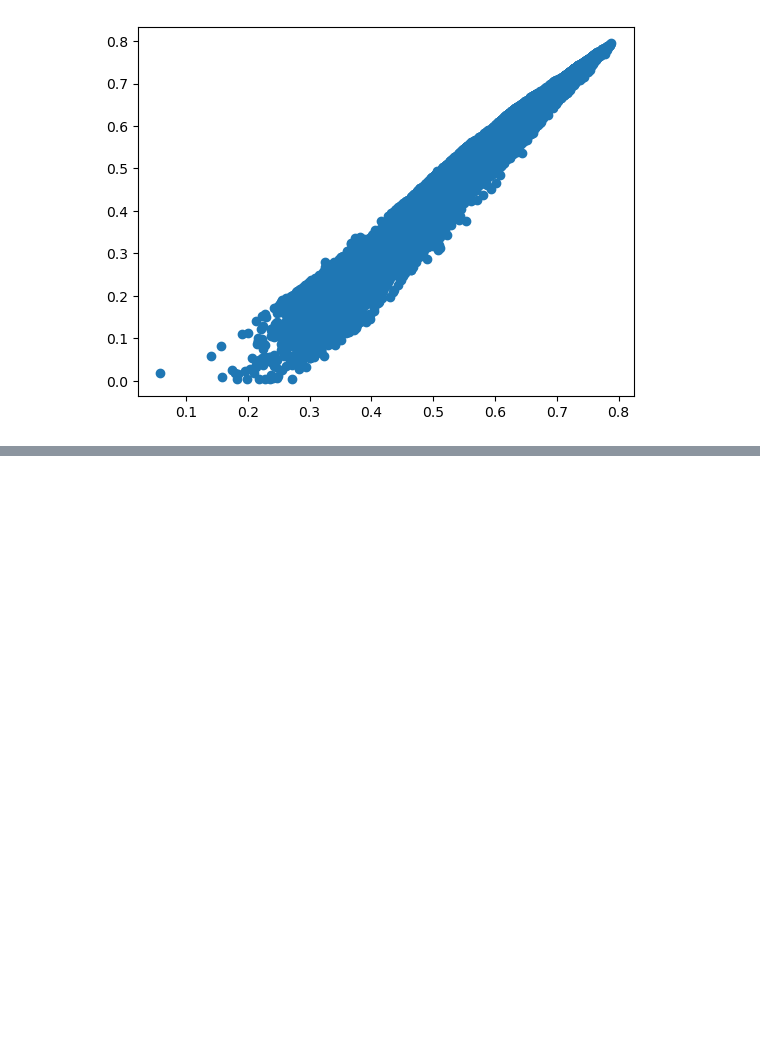
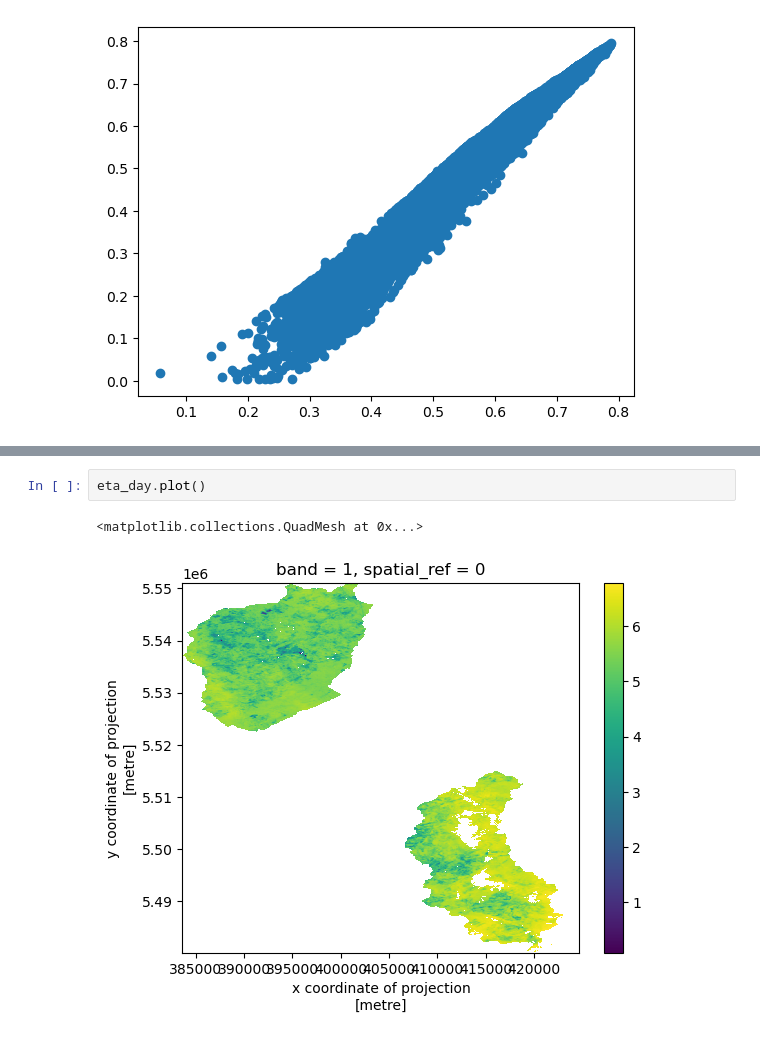
Before and after one commit to nicolast911/ET_master_project, a Jupyter notebook: scripts/SEBAL_Model_meteo_clean.ipynb, the cells around one changed output, grey strips where cells are left out. Cells and saved outputs as stored; diff of their text form; blank space fills up the shorter version.

```diff
--- a/scripts/SEBAL_Model_meteo_clean.ipynb
+++ b/scripts/SEBAL_Model_meteo_clean.ipynb
@@ -1571,0 +1590,5 @@ plt.scatter(x = et_pt_mm, y = ET_inst)
+# %%
+eta_day.plot()
+# %% [output]
+<matplotlib.collections.QuadMesh at 0x...>
+[figure, added]
```
Also changed, not shown: parts of 4 cells of this notebook.
